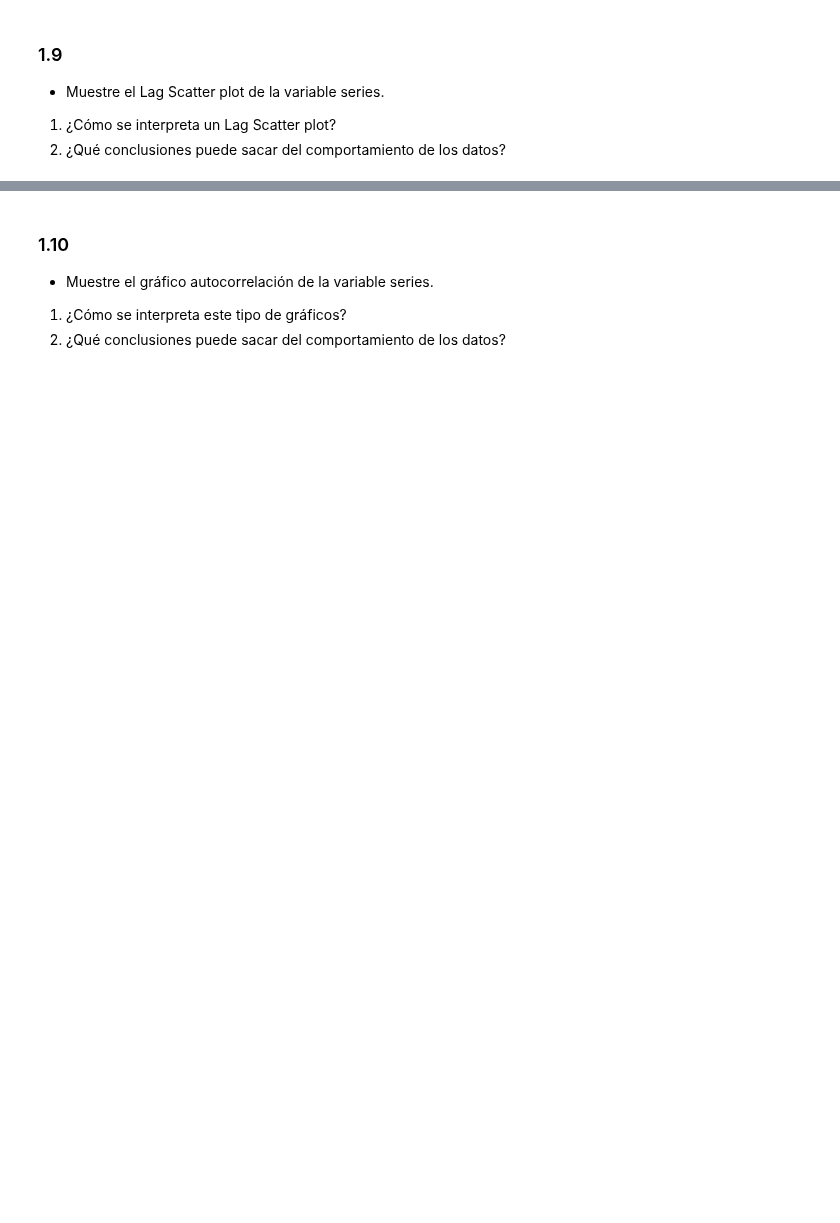
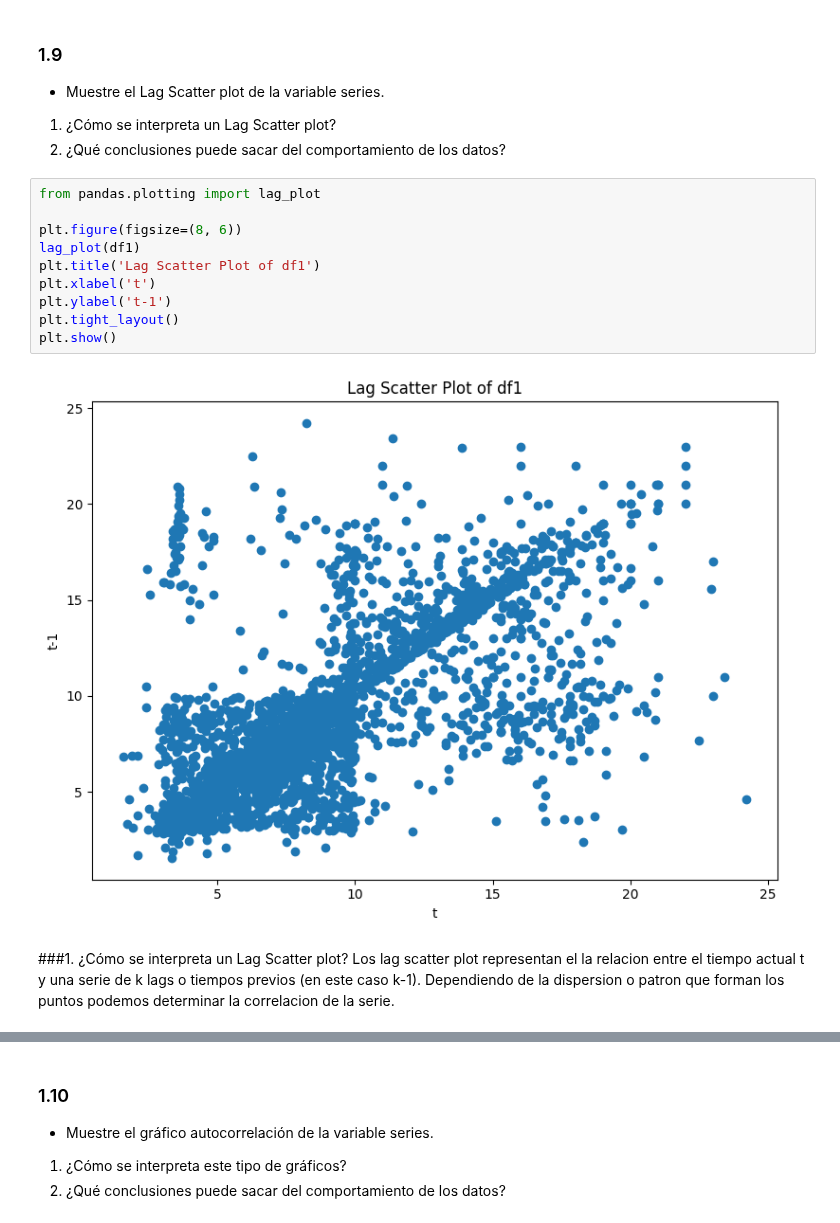
Before and after one commit to datwaft/aprendizaje_automatico, a Jupyter notebook: Trabajo_Corto_1.ipynb, the cells around one changed output, grey strips where cells are left out. Drawn from its saved outputs; the diff is of its cells as text; blank space fills up the shorter version.

```diff
--- a/Trabajo_Corto_1.ipynb
+++ b/Trabajo_Corto_1.ipynb
@@ -73,3 +204,18 @@
 - Muestre el Lag Scatter plot de la variable series.
 1. ¿Cómo se interpreta un Lag Scatter plot?
 2. ¿Qué conclusiones puede sacar del comportamiento de los datos?
+# %%
+from pandas.plotting import lag_plot
+
+plt.figure(figsize=(8, 6))
+lag_plot(df1)
+plt.title('Lag Scatter Plot of df1')
+plt.xlabel('t')
+plt.ylabel('t-1')
+plt.tight_layout()
+plt.show()
+# %% [output]
+[figure, added]
+# %% [markdown]
+###1. ¿Cómo se interpreta un Lag Scatter plot?
+Los lag scatter plot representan el la relacion entre el tiempo actual t y una serie de k lags o tiempos previos (en este caso k-1). Dependiendo de la dispersion o patron que forman los puntos podemos determinar la correlacion de la serie.
```
Also changed, not shown: parts of 16 cells of this notebook.
